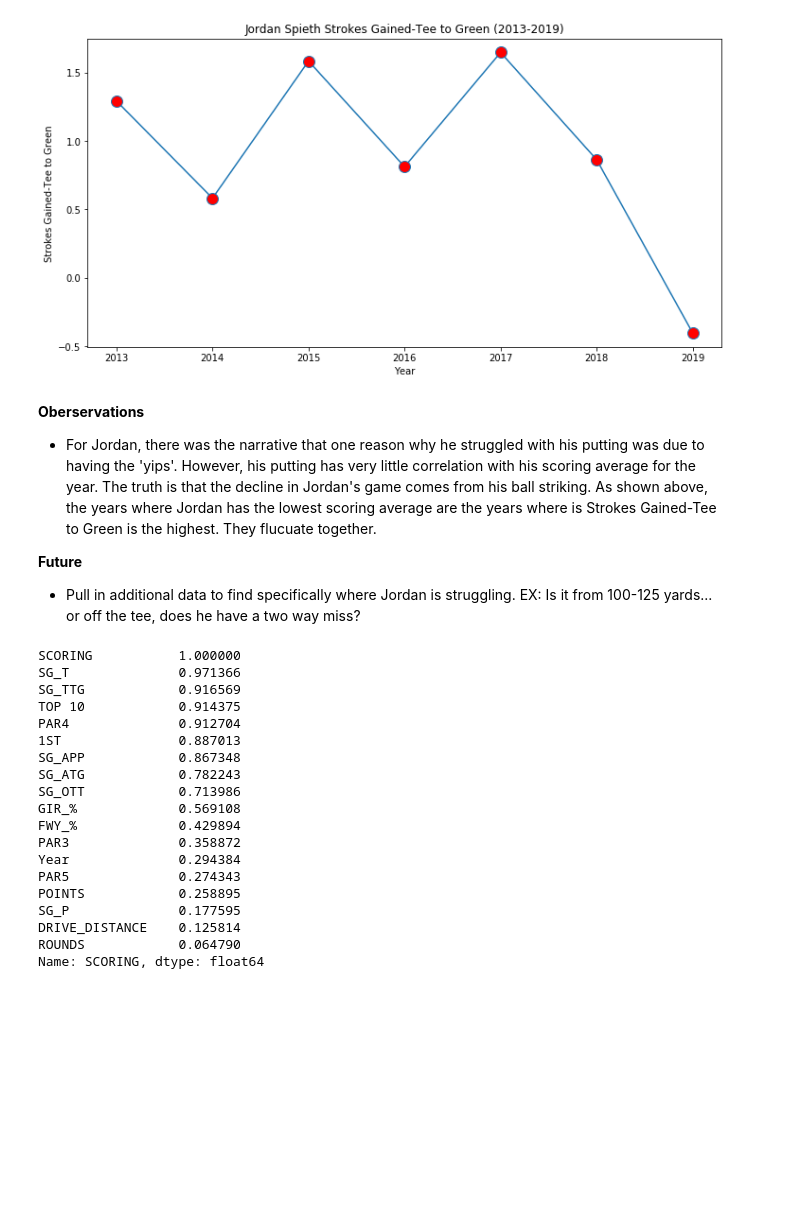
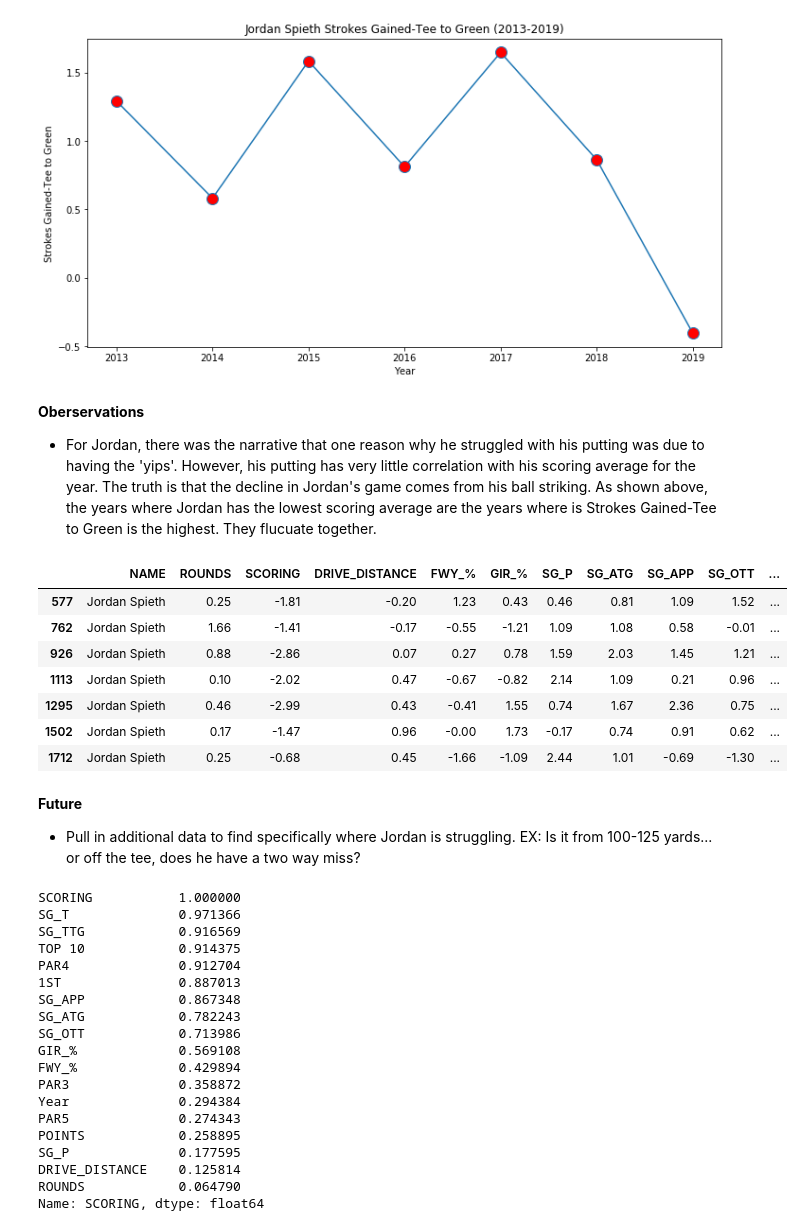
Before and after one commit to jonathannocek/pga-data-analysis, a Jupyter notebook: pga_data_analysis.ipynb, the cells around one changed output. Drawn from its saved outputs; the diff is of its cells as text; code cells hidden in the pictures; blank space fills up the shorter version.

```diff
--- a/pga_data_analysis.ipynb
+++ b/pga_data_analysis.ipynb
@@ -505,9 +526,21 @@ Text(0.5, 1.0, 'Jordan Spieth Strokes Gained-Tee to Green (2013-2019)')
 # %% [markdown]
 **Oberservations**
 * For Jordan, there was the narrative that one reason why he struggled with his putting was due to having the 'yips'. However, his putting has very little correlation with his scoring average for the year. The truth is that the decline in Jordan's game comes from his ball striking. As shown above, the years where Jordan has the lowest scoring average are the years where is Strokes Gained-Tee to Green is the highest. They flucuate together.
-
-**Future**
-* Pull in additional data to find specifically where Jordan is struggling. EX: Is it from 100-125 yards... or off the tee, does he have a two way miss?
+# %%
+df_jordanspieth_zscore = df_pga_zscore[df_pga_zscore['NAME'] == 'Jordan Spieth']
+df_jordanspieth_zscore.round(2)
+# %% [output]
+|  | NAME | ROUNDS | SCORING | DRIVE_DISTANCE | FWY_% | GIR_% | SG_P | SG_ATG | SG_APP | SG_OTT | ... |
+| 577 | Jordan Spieth | 0.25 | -1.81 | -0.20 | 1.23 | 0.43 | 0.46 | 0.81 | 1.09 | 1.52 | ... |
+| 762 | Jordan Spieth | 1.66 | -1.41 | -0.17 | -0.55 | -1.21 | 1.09 | 1.08 | 0.58 | -0.01 | ... |
+| 926 | Jordan Spieth | 0.88 | -2.86 | 0.07 | 0.27 | 0.78 | 1.59 | 2.03 | 1.45 | 1.21 | ... |
+| 1113 | Jordan Spieth | 0.10 | -2.02 | 0.47 | -0.67 | -0.82 | 2.14 | 1.09 | 0.21 | 0.96 | ... |
+| 1295 | Jordan Spieth | 0.46 | -2.99 | 0.43 | -0.41 | 1.55 | 0.74 | 1.67 | 2.36 | 0.75 | ... |
+| 1502 | Jordan Spieth | 0.17 | -1.47 | 0.96 | -0.00 | 1.73 | -0.17 | 0.74 | 0.91 | 0.62 | ... |
+| 1712 | Jordan Spieth | 0.25 | -0.68 | 0.45 | -1.66 | -1.09 | 2.44 | 1.01 | -0.69 | -1.30 | ... |
+# %% [markdown]
+**Future**
+* Pull in additional data to find specifically where Jordan is struggling. EX: Is it from 100-125 yards... or off the tee, does he have a two way miss?
 # %%
 df_jordanspieth.corr()['SCORING'].abs().sort_values(ascending=False)
 # %% [output]
```
Also changed, not shown: parts of 12 cells of this notebook.
